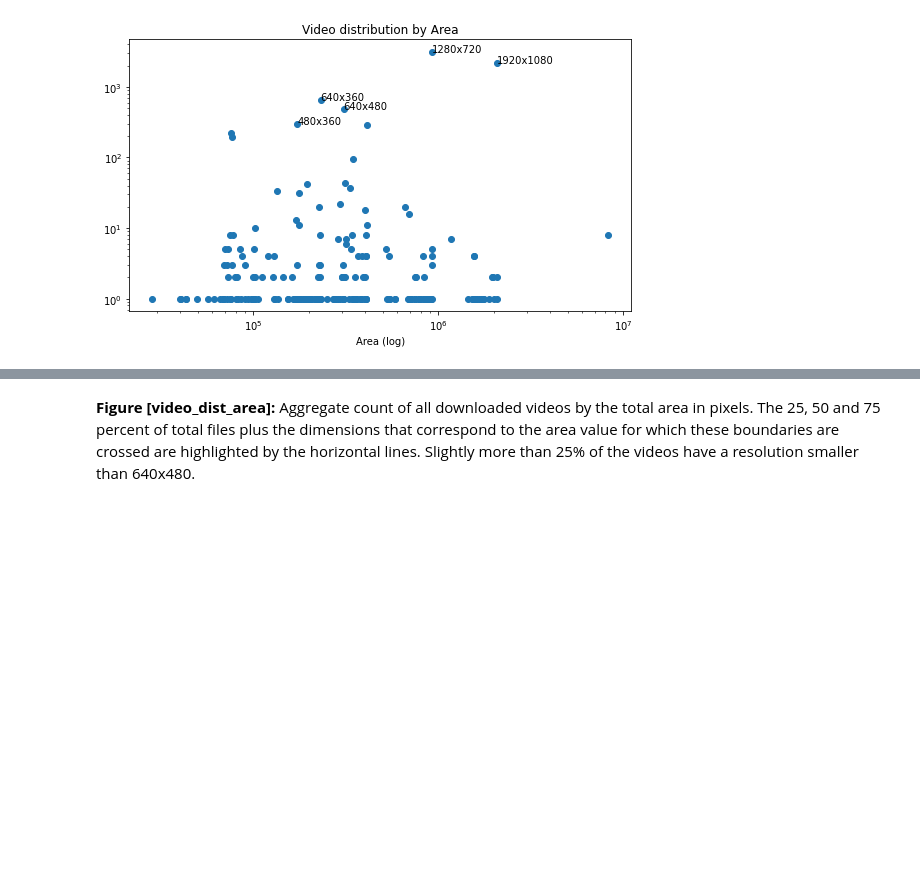
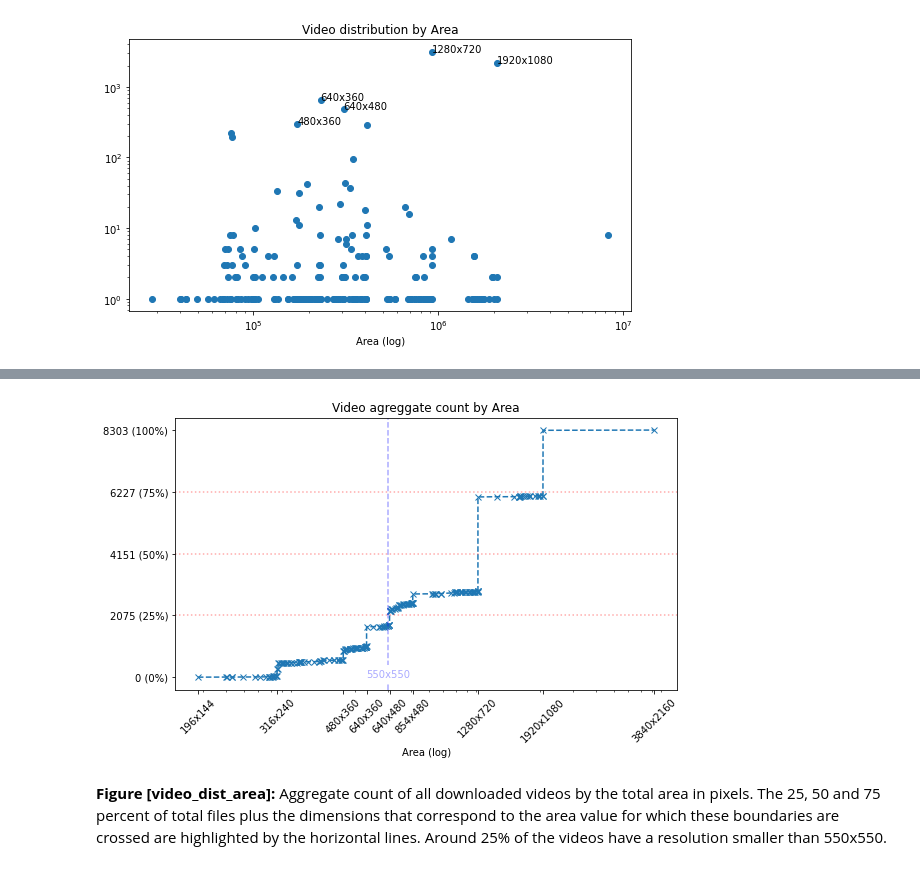
Before and after one commit to segonzal/chiletv, a Jupyter notebook: analysis/dataset_dimentions.ipynb, the cells around one changed output, grey strips where cells are left out. Drawn from its saved outputs; the diff is of its cells as text; code cells hidden in the pictures; blank space fills up the shorter version.

```diff
--- a/analysis/dataset_dimentions.ipynb
+++ b/analysis/dataset_dimentions.ipynb
@@ -45,7 +53,11 @@ plt.show()
 **Figure \[video_dist_length]:** Distribution of the downloaded videos by their duration. Most videos last less than 30 minutes.
 # %%
 # Find the most frequent resolutions
-df_area = df[['video_id', 'width', 'height']].groupby(['width', 'height']).count()
+df_area = df[['video_id', 'width', 'height', 'duration']]
+df_area['video_id'] = 1
+df_area = df_area.groupby(['width', 'height']).agg(np.sum)
 df_area.reset_index(inplace=True)
 df_area.rename(columns = {'video_id':'count'}, inplace=True)
-df_area['area'] = df_area['width'] * df_area['height']
+
+df_area.sort_values('count', ascending=False, inplace=True, ignore_index=True)
+df_area.head()
@@ -52 +71,9 @@ df_area['area'] = df_area['width'] * df_area['height']
+# %%
+width, height, count, duration = df_area.values.T
+idx = np.argsort(width * height)
+
+width = width[idx].astype(int)
+height = height[idx].astype(int)
+count = count[idx]
+duration = duration[idx]
 # %%
@@ -96,2 +102,44 @@ plt.show()
+# %%
+def plot(xvalues, count, vertical=[]):
+    agg_count = np.cumsum(count)
+
+    fig = plt.figure(figsize=(9, 5))
+    ax = plt.axes()
+
+    ax.plot(xvalues, agg_count, linestyle='--', marker='x')
+
+    max_yval = agg_count.max()
+    ypercent = np.float32([0, 0.25, 0.5, 0.75, 1])
+    yticks = (ypercent * max_yval).astype(int)
+    ylabels = [f"{v} ({p:.0%})" for v, p in zip(yticks, ypercent)]
+
+    for v in yticks[1:-1]:
+        ax.axhline(y=v, color='#ff000055', linestyle=':')
+
+    for v in vertical:
+        ax.axvline(x=v**2, color='#0000ff55', linestyle='--')
+        ax.text(v**2, 0, f"{v}x{v}", ha='center', color='#0000ff55', backgroundcolor='white')
+
+    # X-AXIS
+    idx = np.concatenate([[0], np.argsort(count)[-7:], [-1]])
+    xticks = xvalues[idx]
+    xlabels = [f"{width[i]}x{height[i]}" for i in idx]
+
+    ax.set_xscale('log')
+    ax.set_xlabel('Area (log)')
+    ax.set_xticks(xticks, xlabels, rotation=45)
+
+    # Y-AXIS COUNT
+    # ax.set_yscale('log')
+    ax.set_yticks(yticks, ylabels)
+
+plot(width * height, count, vertical=[550])
+
+plt.title('Video agreggate count by Area')
+plt.savefig('images/video_dist_area.svg', bbox_inches='tight')
+plt.savefig('images/video_dist_area.png', bbox_inches='tight')
+plt.show()
+# %% [output]
+[figure, added]
 # %% [markdown]
-**Figure \[video_dist_area]:** Aggregate count of all downloaded videos by the total area in pixels. The 25, 50 and 75 percent of total files plus the dimensions that correspond to the area value for which these boundaries are crossed are highlighted by the horizontal lines. Slightly more than 25% of the videos have a resolution smaller than 640x480.
+**Figure \[video_dist_area]:** Aggregate count of all downloaded videos by the total area in pixels. The 25, 50 and 75 percent of total files plus the dimensions that correspond to the area value for which these boundaries are crossed are highlighted by the horizontal lines. Around 25% of the videos have a resolution smaller than 550x550.
```
Also changed, not shown: parts of 5 cells of this notebook, 1 other file.
